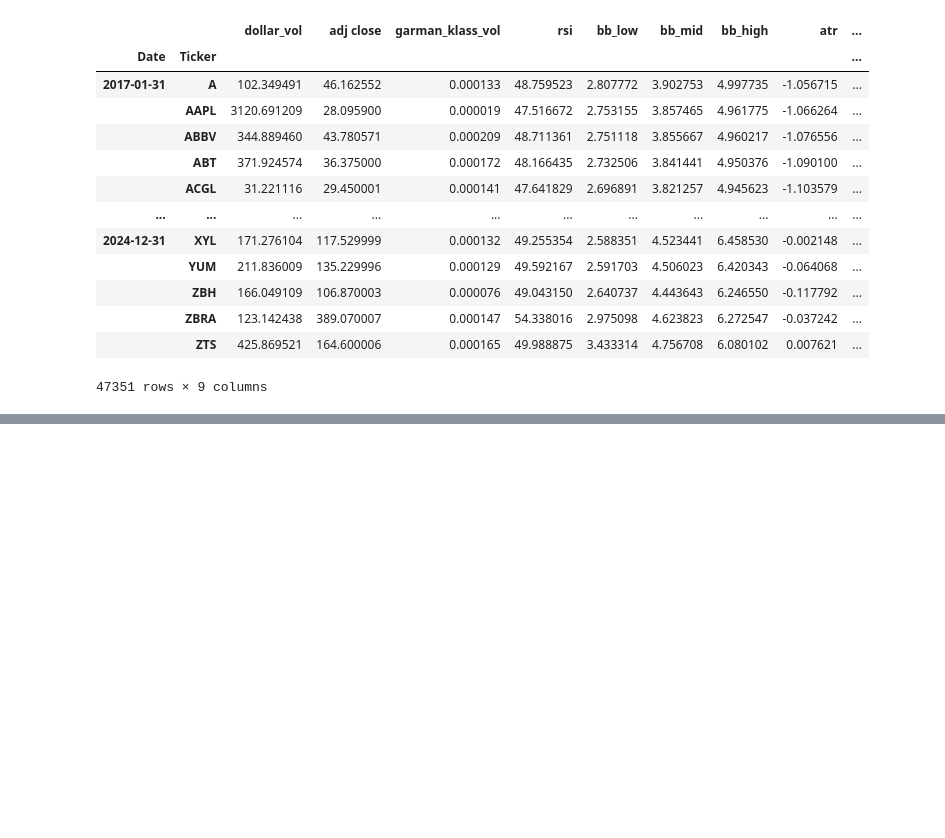
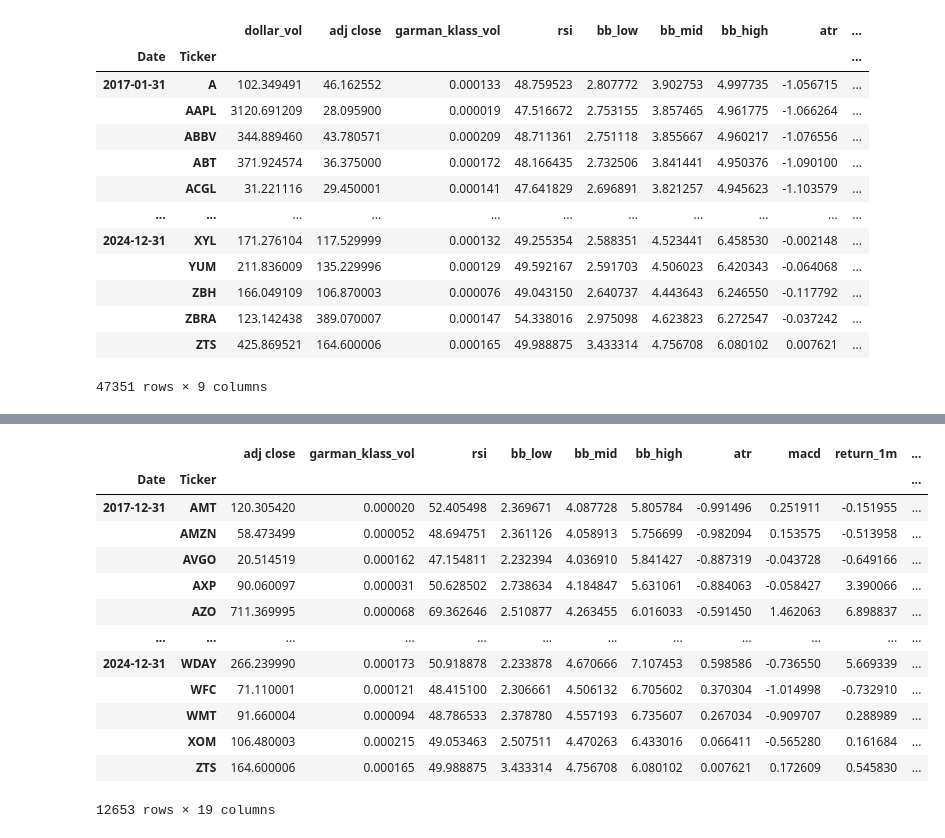
Before and after one commit to RawatRahul14/QuantPractice, a Jupyter notebook: unsupervised_trading_strategy.ipynb, the cells around one changed output, grey strips where cells are left out. Cells and saved outputs as stored; diff of their text form; code cells hidden in the pictures; blank space fills up the shorter version.

```diff
--- a/unsupervised_trading_strategy.ipynb
+++ b/unsupervised_trading_strategy.ipynb
@@ -364,0 +477,4 @@ data
+# %%
+valid_stocks = observations[observations >= 10]
+
+valid_stocks
@@ -364,0 +495,3 @@ data
+# %%
+factor_data = factor_data[factor_data.index.get_level_values("Ticker").isin(valid_stocks.index)]
+factor_data
@@ -364,0 +515,12 @@ data
+# %%
+betas = (factor_data.groupby("Ticker",
+                             group_keys = False)
+                    .apply(lambda x: RollingOLS(endog = x["return_1m"],
+                                                exog = sm.add_constant(x.drop("return_1m", axis = 1)),
+                                                window = min(24, x.shape[0]),
+                                                min_nobs = len(x.columns)+1)
+                    .fit(params_only = True)
+                    .params
+                    .drop("const", axis = 1)))
+
+betas
@@ -364,0 +542,23 @@ data
+# %%
+data = data.join(betas.groupby("Ticker").shift())
+# %%
+factors = ["Mkt-RF", "SMB",	"HML", "RMW", "CMA"]
+
+data.loc[:, factors] = data.groupby("Ticker", group_keys = False)[factors].apply(lambda x: x.fillna(x.mean()))
+
+data
+# %% [output]
+|  |  | adj close | garman_klass_vol | rsi | bb_low | bb_mid | bb_high | atr | macd | return_1m | ... |
+| Date | Ticker |  |  |  |  |  |  |  |  |  | ... |
+| 2017-12-31 | AMT | 120.305420 | 0.000020 | 52.405498 | 2.369671 | 4.087728 | 5.805784 | -0.991496 | 0.251911 | -0.151955 | ... |
+|  | AMZN | 58.473499 | 0.000052 | 48.694751 | 2.361126 | 4.058913 | 5.756699 | -0.982094 | 0.153575 | -0.513958 | ... |
+|  | AVGO | 20.514519 | 0.000162 | 47.154811 | 2.232394 | 4.036910 | 5.841427 | -0.887319 | -0.043728 | -0.649166 | ... |
+|  | AXP | 90.060097 | 0.000031 | 50.628502 | 2.738634 | 4.184847 | 5.631061 | -0.884063 | -0.058427 | 3.390066 | ... |
+|  | AZO | 711.369995 | 0.000068 | 69.362646 | 2.510877 | 4.263455 | 6.016033 | -0.591450 | 1.462063 | 6.898837 | ... |
+| ... | ... | ... | ... | ... | ... | ... | ... | ... | ... | ... | ... |
+| 2024-12-31 | WDAY | 266.239990 | 0.000173 | 50.918878 | 2.233878 | 4.670666 | 7.107453 | 0.598586 | -0.736550 | 5.669339 | ... |
+|  | WFC | 71.110001 | 0.000121 | 48.415100 | 2.306661 | 4.506132 | 6.705602 | 0.370304 | -1.014998 | -0.732910 | ... |
+|  | WMT | 91.660004 | 0.000094 | 48.786533 | 2.378780 | 4.557193 | 6.735607 | 0.267034 | -0.909707 | 0.288989 | ... |
+|  | XOM | 106.480003 | 0.000215 | 49.053463 | 2.507511 | 4.470263 | 6.433016 | 0.066411 | -0.565280 | 0.161684 | ... |
+|  | ZTS | 164.600006 | 0.000165 | 49.988875 | 3.433314 | 4.756708 | 6.080102 | 0.007621 | 0.172609 | 0.545830 | ... |
+12653 rows × 19 columns
```
Also changed, not shown: parts of 21 cells of this notebook.
